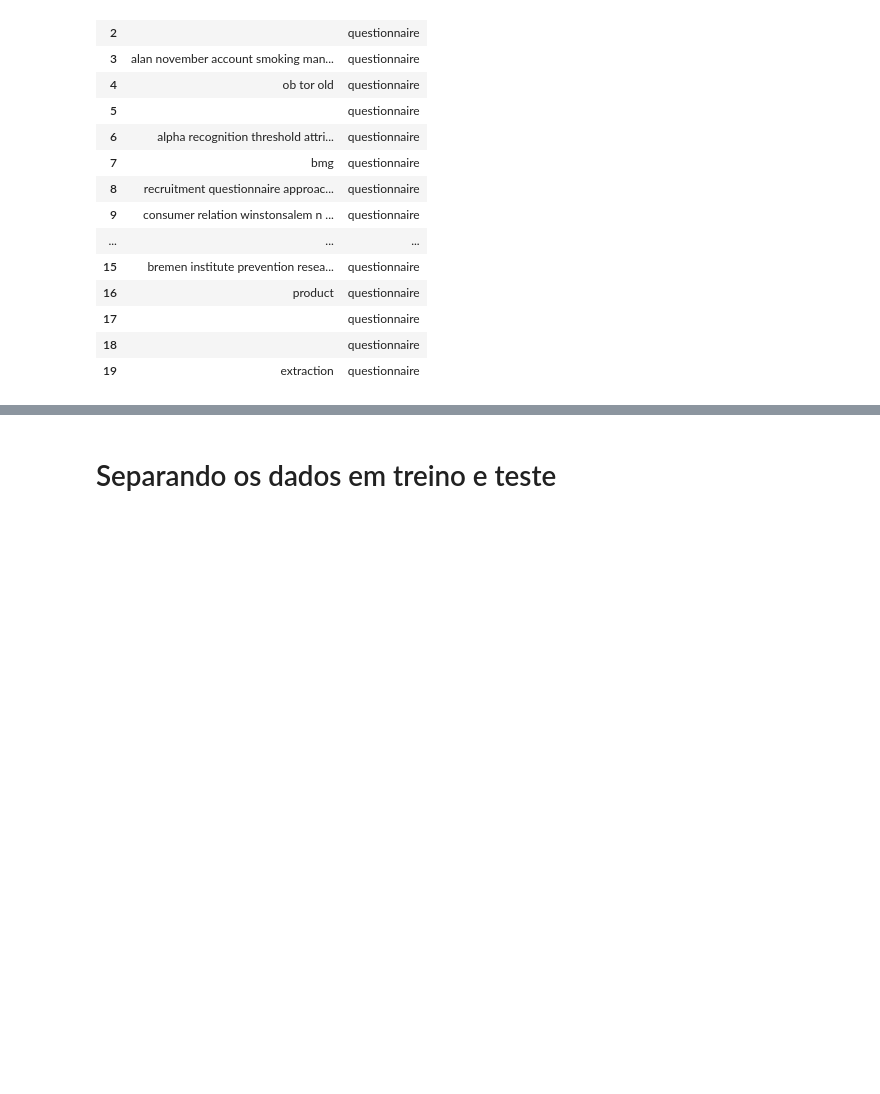
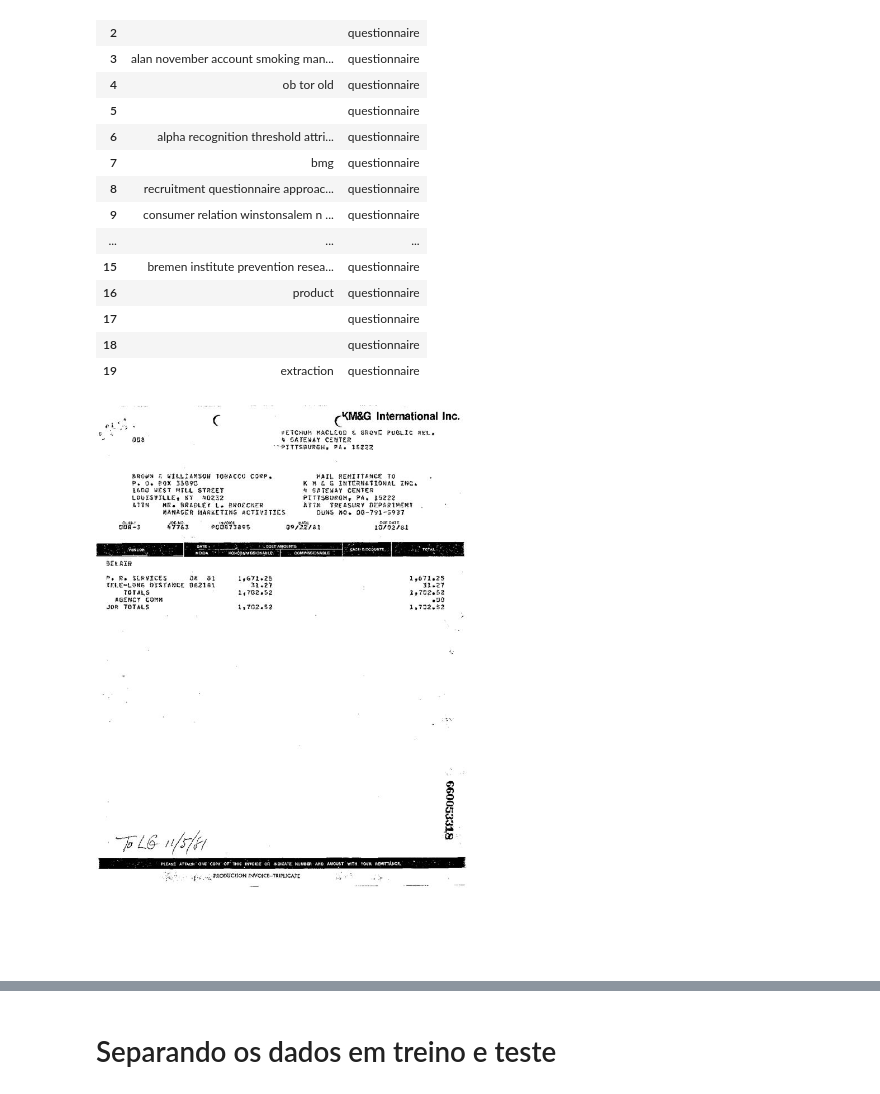
Before and after one commit to kaiomudkt/projeto_Machine_Learning, a Jupyter notebook: ML_shaz13.ipynb, the cells around one changed output, grey strips where cells are left out. Cells and saved outputs as stored; diff of their text form; code cells hidden in the pictures; blank space fills up the shorter version.

```diff
--- a/ML_shaz13.ipynb
+++ b/ML_shaz13.ipynb
@@ -53,3 +56,10 @@ df.head(20)
 | 17 |  | questionnaire |
 | 18 |  | questionnaire |
 | 19 | extraction | questionnaire |
+# %%
+from PIL import Image, ImageDraw, ImageFont
+
+image = Image.open(f"{path_dataset}/invoice/0000137486.jpg")
+image
+# %% [output]
+[figure, added]
```
Also changed, not shown: parts of 6 cells of this notebook.
